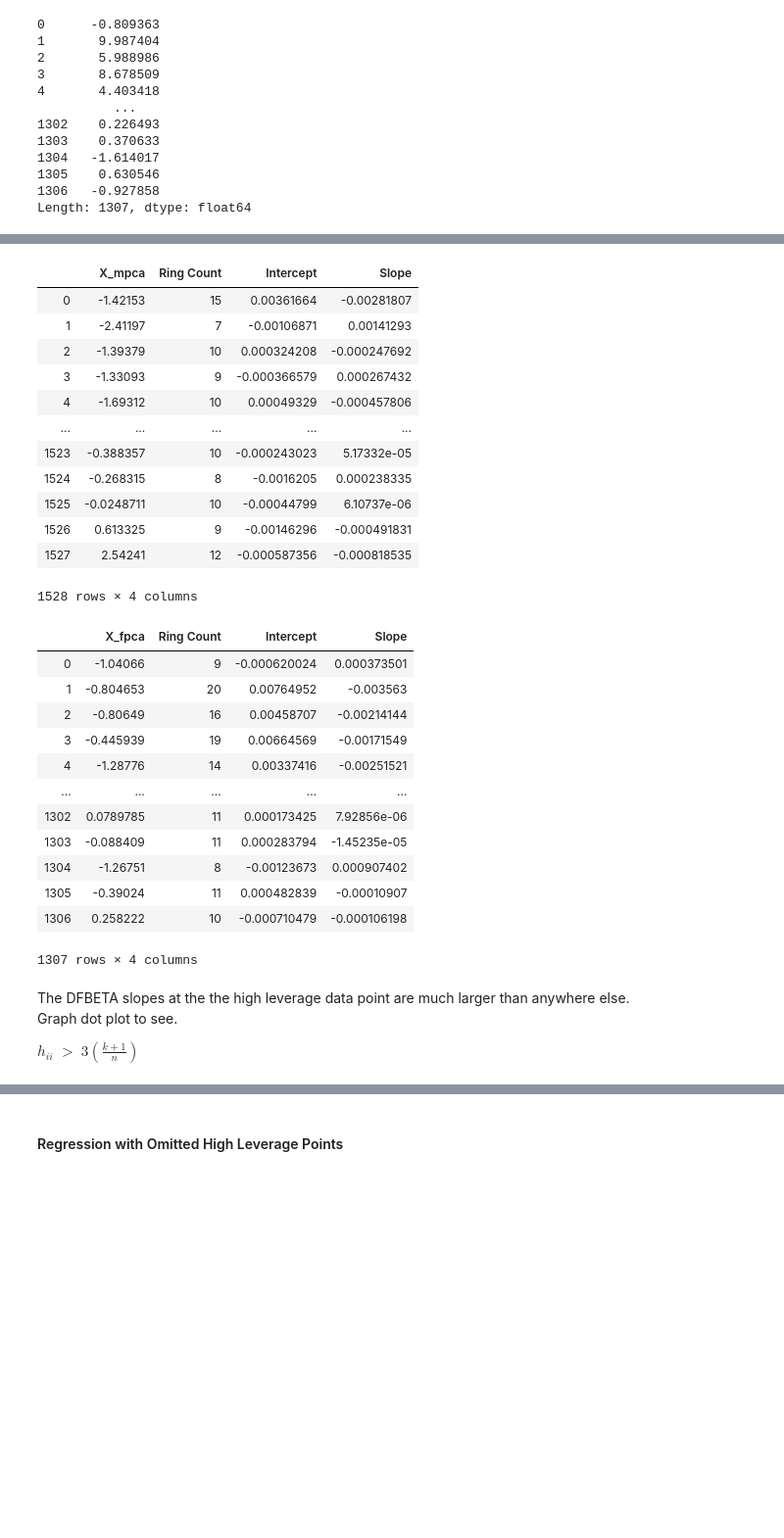
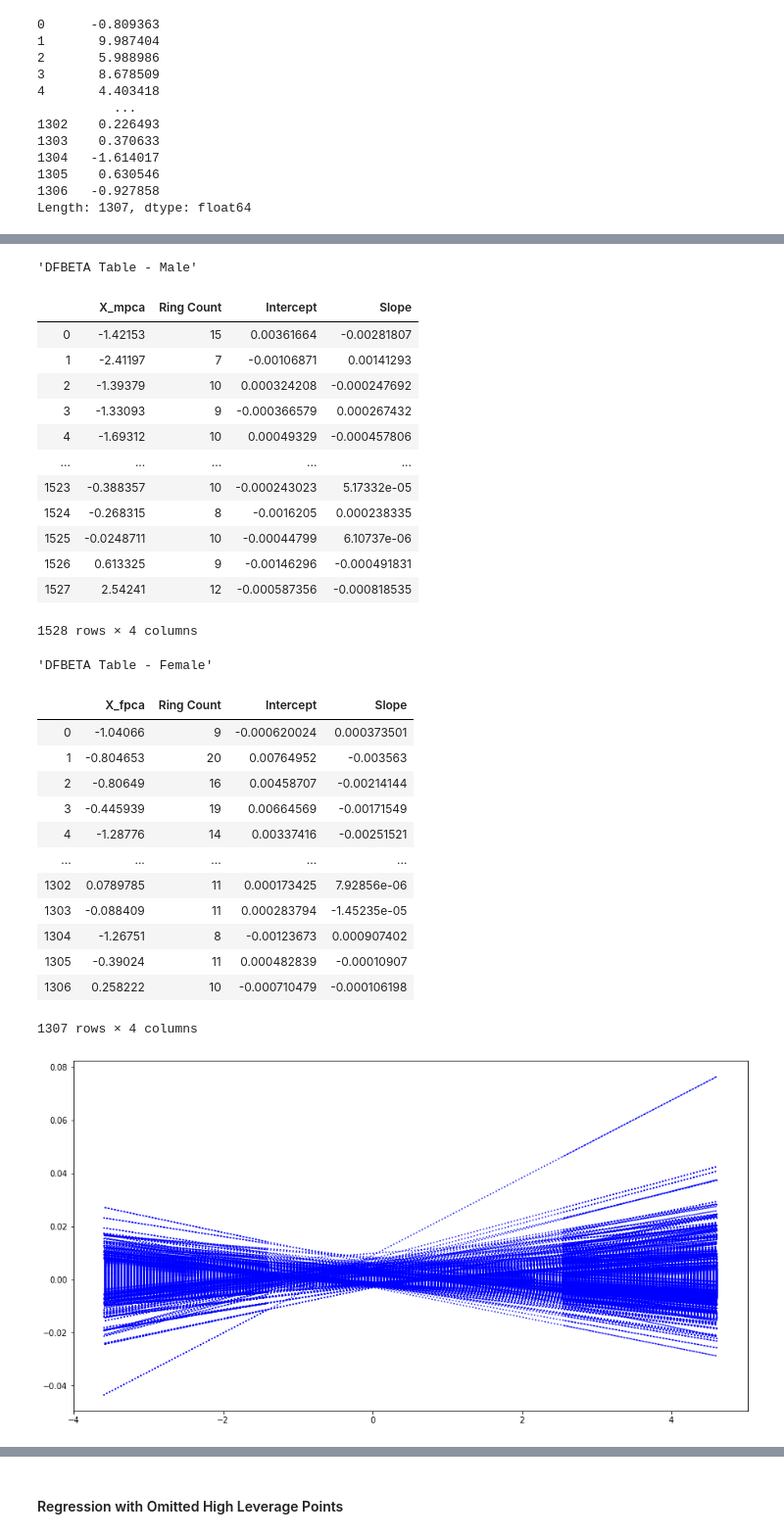
Before and after one commit to thokieu/Abalone-Regression, a Jupyter notebook: Workbook.ipynb, the cells around one changed output, grey strips where cells are left out. Shown at 98% size. Drawn from its saved outputs; the diff is of its cells as text; code cells hidden in the pictures; blank space fills up the shorter version.

```diff
--- a/Workbook.ipynb
+++ b/Workbook.ipynb
@@ -912,8 +915,9 @@ for i in DFBETA_m.index:
 for i in DFBETA_f.index:
     DFBETA_f.loc[i, ['Intercept', 'Slope']] = (gram_invf @ X_freg.iloc[i].T * res_fraw.iloc[i]) / (1 - X_freg.iloc[i] @ gram_invf @ X_freg.iloc[i].T)
 
-display(DFBETA_m, DFBETA_f)
+display("DFBETA Table - Male", DFBETA_m, "DFBETA Table - Female", DFBETA_f)
 # %% [output]
+'DFBETA Table - Male'
 |  | X_mpca | Ring Count | Intercept | Slope |
 | 0 | -1.42153 | 15 | 0.00361664 | -0.00281807 |
 | 1 | -2.41197 | 7 | -0.00106871 | 0.00141293 |
@@ -926,7 +930,8 @@ display(DFBETA_m, DFBETA_f)
 | 1525 | -0.0248711 | 10 | -0.00044799 | 6.10737e-06 |
 | 1526 | 0.613325 | 9 | -0.00146296 | -0.000491831 |
 | 1527 | 2.54241 | 12 | -0.000587356 | -0.000818535 |
-1528 rows × 4 columns
+1528 rows × 4 columns
+'DFBETA Table - Female'
 |  | X_fpca | Ring Count | Intercept | Slope |
 | 0 | -1.04066 | 9 | -0.000620024 | 0.000373501 |
 | 1 | -0.804653 | 20 | 0.00764952 | -0.003563 |
@@ -939,11 +944,16 @@ display(DFBETA_m, DFBETA_f)
 | 1304 | -1.26751 | 8 | -0.00123673 | 0.000907402 |
 | 1305 | -0.39024 | 11 | 0.000482839 | -0.00010907 |
 | 1306 | 0.258222 | 10 | -0.000710479 | -0.000106198 |
-1307 rows × 4 columns
+1307 rows × 4 columns
-# %% [markdown]
-The DFBETA slopes at the the high leverage data point are much larger than anywhere else.
-<br>
-Graph dot plot to see.
-<br>
-
-$h_{ii}$ $>$ $3 (\frac{k+1}{n})$
+# %%
+# Create plot for male abalone regression lines.
+fig, axs = plt.subplots(figsize = (15, 8))
+dfb_m = sns.scatterplot()
+
+# Looping through DFBETA_m dataframe to plot slope and intercept.
+for m in DFBETA_m.index:
+    plt.plot(DFBETA_m['X_mpca'], DFBETA_m.loc[m, 'Intercept'] + DFBETA_m.loc[m, 'Slope']*DFBETA_m['X_mpca'], color = 'b', linestyle = ':')
+
+plt.show()
+# %% [output]
+[figure, added]
```
Also changed, not shown: parts of 31 cells of this notebook.
